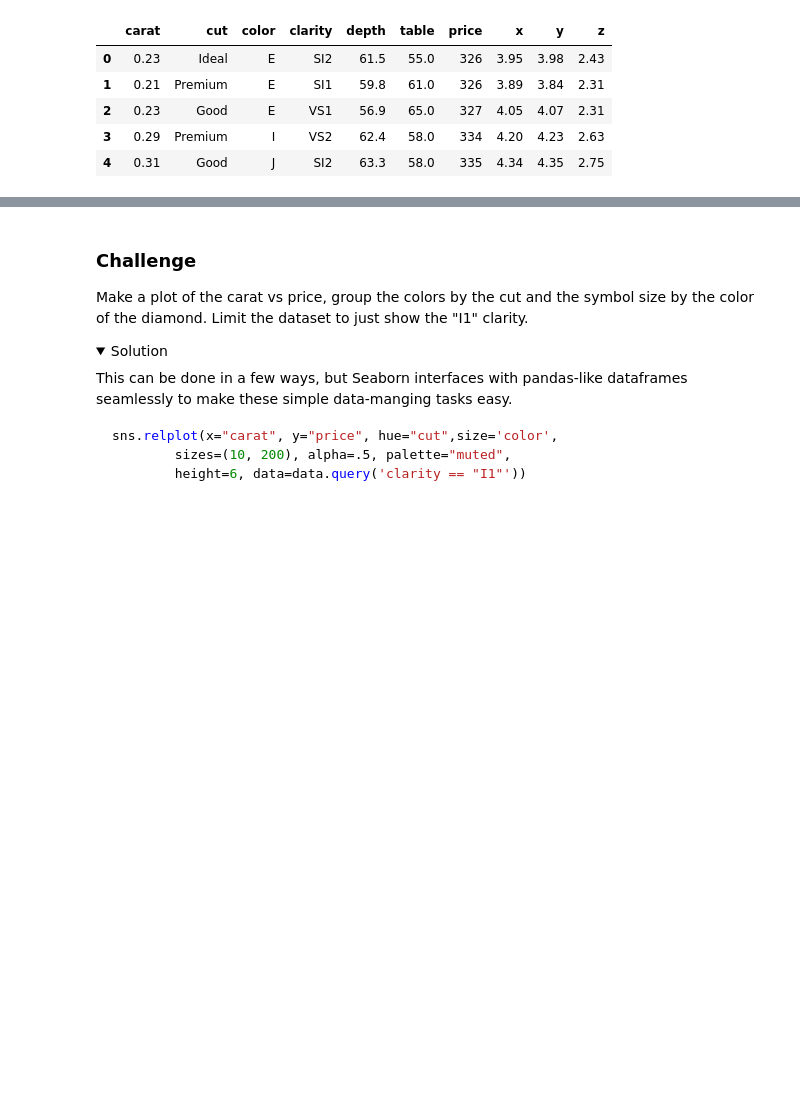
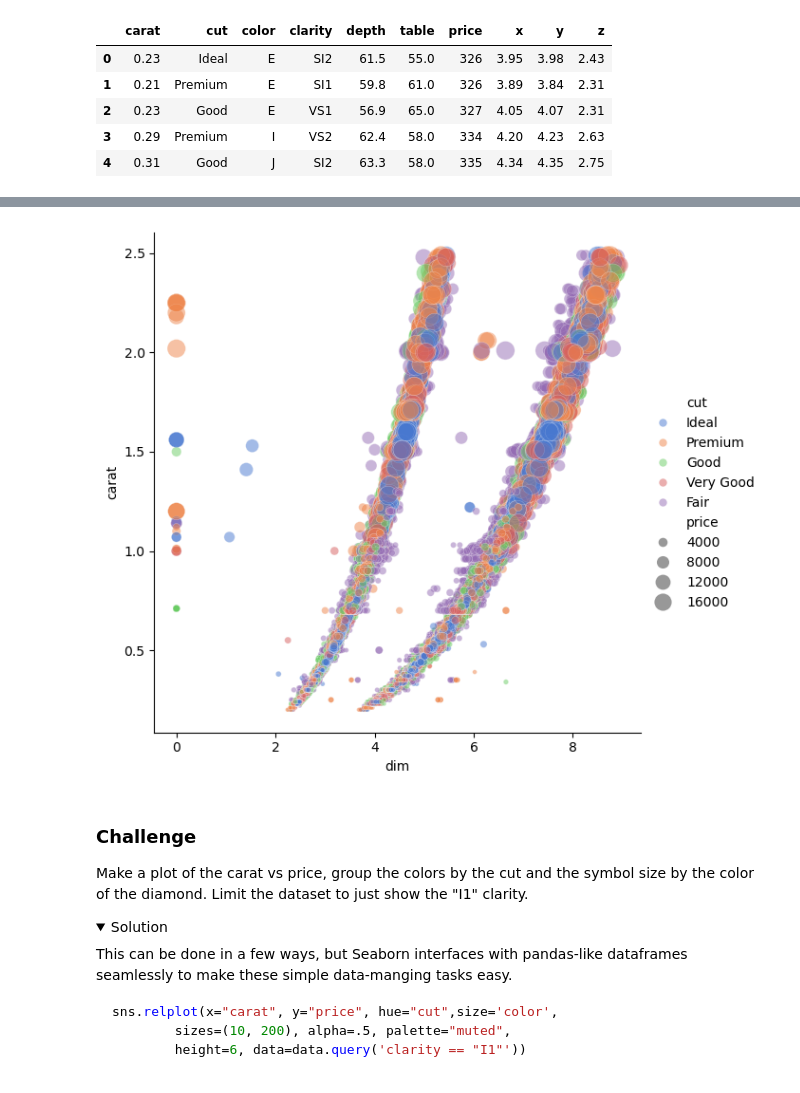
Before and after one commit to Sydney-Informatics-Hub/ParallelPython, a Jupyter notebook: notebooks/01a-pandas_fundamentals.ipynb, the cells around one changed output, grey strips where cells are left out. Cells and saved outputs as stored; diff of their text form; code cells hidden in the pictures; folded sections open; blank space fills up the shorter version.

```diff
--- a/notebooks/01a-pandas_fundamentals.ipynb
+++ b/notebooks/01a-pandas_fundamentals.ipynb
@@ -175,0 +145,16 @@ sns.relplot(x="dim", y="carat", hue="cut", size="price",
+# %%
+
+#reading data
+df = pd.read_csv('diamonds.csv')
+
+#subseting data
+df_subset = (df
+             .filter(['cut','carat','clarity','x','y','z','price'])
+             .query('carat < 2.5'))
+
+#manipulating data for insight
+premium_by_clarity = (df.assign(demeaned = df.price - df.groupby('cut').price.transform('mean'))
+  .groupby('clarity').price.mean()
+  .sort_values())
+
+premium_by_clarity
@@ -176,3 +172,16 @@ sns.relplot(x="dim", y="carat", hue="cut", size="price",
+# %%
+#visualization
+df_longer = (df_subset
+    .melt(id_vars=['cut','price','clarity','carat'],
+    value_vars = ['x','y','z'],
+    value_name = "dim"
+     )
+)
+sns.relplot(x="dim", y="carat", hue="cut", size="price",
+            sizes=(10, 200), alpha=.5, palette="muted",
+            height=6, data=df_longer.query('dim < 12'));
+# %% [output]
+[figure, added]
 # %% [markdown]
 <div class="challenge">
 
```
Also changed, not shown: parts of 5 cells of this notebook, 6 other files.
